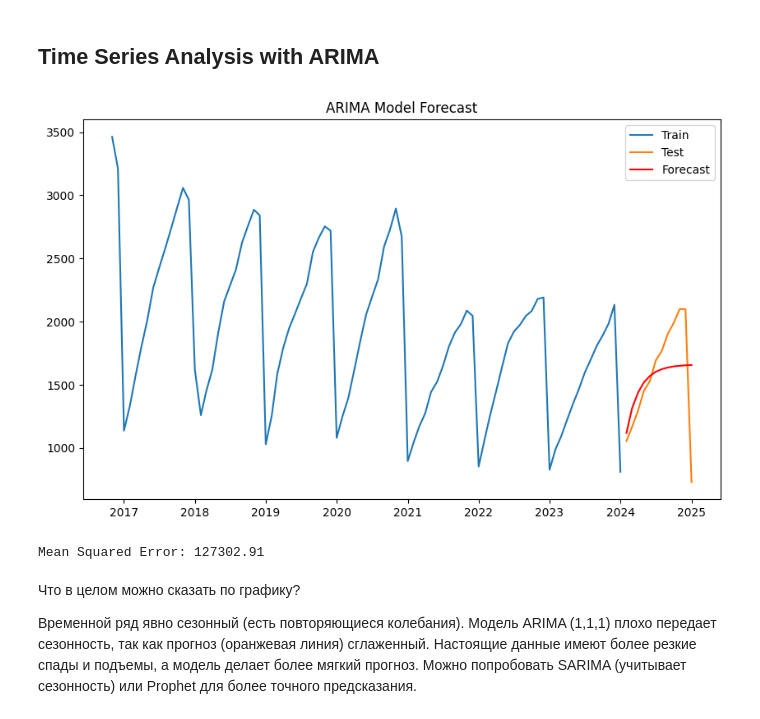
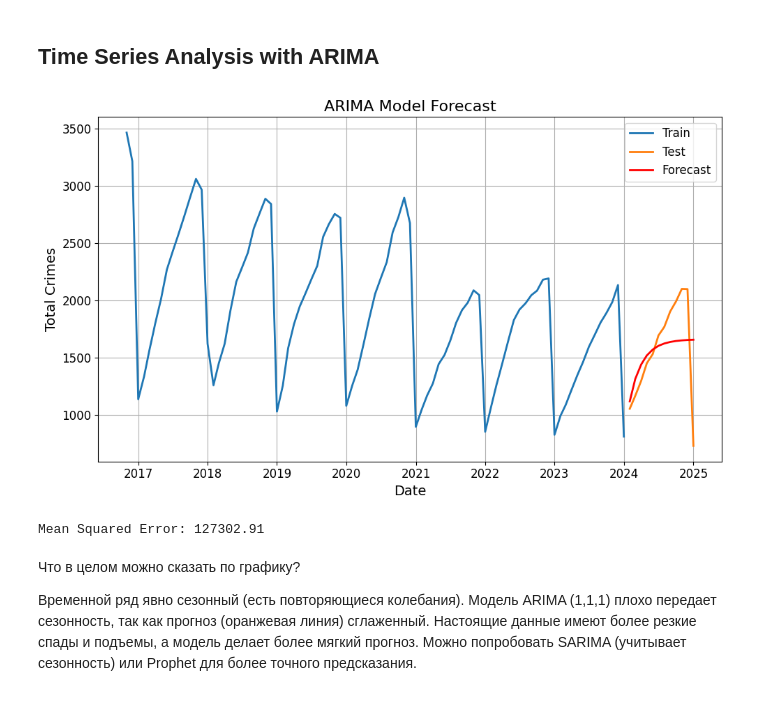
Before and after one commit to W1lden/Corruption_Crime_Forecasting_Kazakhstan, a Jupyter notebook: main.ipynb, the cells around one changed output. Saved outputs shown, nothing was run; the diff lists cells and outputs as text; code cells hidden in the pictures.

Commit message:
section 3 Time Series Analysis done

```diff
--- a/main.ipynb
+++ b/main.ipynb
@@ -84,7 +45,4 @@ dtypes: float64(20), int64(1), period[M](1)
 memory usage: 17.1 KB
-# %%
-df['Date'] = df['Date'].dt.to_timestamp('s').dt.strftime('%Y-%m-%d')
-df["Date"] = pd.to_datetime(df["Date"])
 # %%
 df.head()
 # %% [output]
@@ -97,0 +108,20 @@ df.head()
+# %%
+# Create a new dataframe with aggregated features
+df_agg = pd.DataFrame()
+
+# Aggregated features
+df_agg['Corruption_Sum'] = df[['corruption', 'bribe', 'verdict', 'embezzlement', 'investigation']].sum(axis=1)
+df_agg['Detentions_Sum'] = df[['detention']].sum(axis=1)
+df_agg['Finance_Sum'] = df[['dollar', 'million', 'billion']].sum(axis=1)
+df_agg['Authorities_Sum'] = df[['agency', 'ministry', 'akim', 'chief', 'deputy', 'district', 'city', 'region']].sum(axis=1)
+df_agg['Offenses_Sum'] = df[['crime', 'offense', 'court']].sum(axis=1)
+df_agg['Total_sum'] = df_agg[['Corruption_Sum', 'Detentions_Sum', 'Finance_Sum', 'Authorities_Sum', 'Offenses_Sum']].sum(axis=1)
+
+# Add time components
+df_agg['Month'] = pd.to_datetime(df['Date']).dt.month
+df_agg['Year'] = pd.to_datetime(df['Date']).dt.year
+
+# Target variable
+df_agg['Total Crimes'] = df['Total Crimes']
+
+df_agg
@@ -516,34 +391,39 @@ XGBoost на временных рядах (с генерацией лагов
 # %%
 from statsmodels.tsa.arima.model import ARIMA
 from sklearn.metrics import mean_squared_error
 
-
-# Set index to Month
-# df_agg.index = pd.to_datetime(df_agg.index).to_period('M')
 
 # Divide the data into training and test data
 train = df_agg['Total Crimes'][:-12]
 test = df_agg['Total Crimes'][-12:]
 
 # Building the ARIMA model
 model_arima = ARIMA(train, order=(1, 1, 1))  # ARIMA(p, d, q) parameters
 model_fit_arima = model_arima.fit()
 
 # Forecasting
 forecast = model_fit_arima.forecast(steps=12)
+
+# Plot
 plt.figure(figsize=(10, 6))
-plt.plot(train, label="Train")
-plt.plot(test, label="Test")
-plt.plot(test.index, forecast, label="Forecast", color='red')
-plt.title("ARIMA Model Forecast")
-plt.legend()
+plt.plot(train, label="Train", linewidth=2)
+plt.plot(test, label="Test", linewidth=2)
+plt.plot(test.index, forecast, label="Forecast", color='red', linewidth=2)
+plt.title("ARIMA Model Forecast", fontsize=16)
+plt.xlabel("Date", fontsize=14)
+plt.ylabel("Total Crimes", fontsize=14)
+plt.xticks(fontsize=12)
+plt.yticks(fontsize=12)
+plt.legend(fontsize=12)
+plt.grid(True)
+plt.tight_layout()
 plt.show()
 
 # MSE
 mse = mean_squared_error(test, forecast)
 print(f"Mean Squared Error: {mse:.2f}")
 # %% [output]
-[figure, old version]
+[figure, new version]
 Mean Squared Error: 127302.91
 # %% [markdown]
 Что в целом можно сказать по графику?
```
Also changed, not shown: parts of 68 cells of this notebook, 28 other files.
